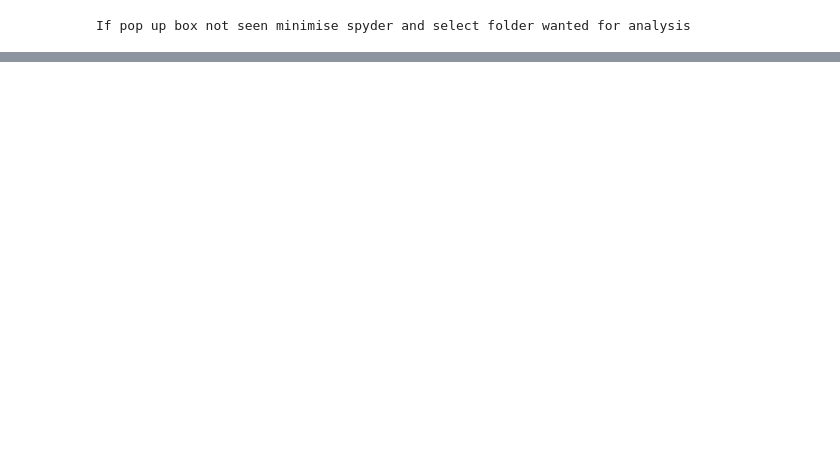
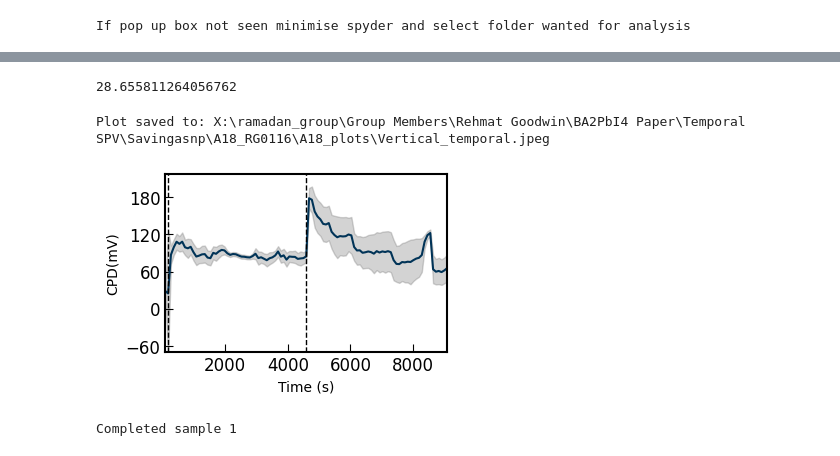
Before and after one commit to RamadanLab/KPFM_processing, a Jupyter notebook: DoNotUse/PersonalUse/AFMReaderTests/Save_as_npy.ipynb, the cells around one changed output, grey strips where cells are left out. Saved outputs shown, nothing was run; the diff lists cells and outputs as text; code cells hidden in the pictures; blank space fills up the shorter version.

```diff
--- a/DoNotUse/PersonalUse/AFMReaderTests/Save_as_npy.ipynb
+++ b/DoNotUse/PersonalUse/AFMReaderTests/Save_as_npy.ipynb
@@ -18,11 +20,8 @@ print("If pop up box not seen minimise spyder and select folder wanted for analy
 # %% [output]
 If pop up box not seen minimise spyder and select folder wanted for analysis
 # %%
-folder_path1 = Path("X:\ramadan_group\Group Members\Rehmat Goodwin\BA2PbI4 Paper\Temporal SPV\Savingasnp\Final testing\D18_raw")
-save_path1 = Path("X:\ramadan_group\Group Members\Rehmat Goodwin\BA2PbI4 Paper\Temporal SPV\Savingasnp\Final testing\D18 - npy")
-folder_path2 = Path("X:\ramadan_group\Group Members\Rehmat Goodwin\BA2PbI4 Paper\Temporal SPV\Savingasnp\Final testing\A18_raw")
-save_path2 = Path("X:\ramadan_group\Group Members\Rehmat Goodwin\BA2PbI4 Paper\Temporal SPV\Savingasnp\Final testing\A18 - npy")
+folder_path1 = r"X:\ramadan_group\Group Members\Rehmat Goodwin\BA2PbI4 Paper\Temporal SPV\Savingasnp\A18_RG0116\A18_raw"
+save_path1 = r"X:\ramadan_group\Group Members\Rehmat Goodwin\BA2PbI4 Paper\Temporal SPV\Savingasnp\A18_RG0116\A18_npy"
+save_path3 = r"X:\ramadan_group\Group Members\Rehmat Goodwin\BA2PbI4 Paper\Temporal SPV\Savingasnp\A18_RG0116\A18_plots"
+channel_type = "NapPotentialRetrace"
 filetype = "ibw"
-channel_type = "NapPotentialRetrace"
-save_path3 = Path("X:\ramadan_group\Group Members\Rehmat Goodwin\BA2PbI4 Paper\Temporal SPV\Savingasnp\Final testing\D18 - plots")
-save_path4 = Path("X:\ramadan_group\Group Members\Rehmat Goodwin\BA2PbI4 Paper\Temporal SPV\Savingasnp\Final testing\A18 - plots")
@@ -36,8 +72,6 @@ AFMRead.load_from_folder(folder_path2, save_path2, filetype = filetype, channel_
 # Fitting all temporal npy files and saving params and full fitting data into .txt files.
 from tqdm import tqdm
 folder_path3 = save_path1 # Switching folder path to npy location
-folder_path4 = save_path2 # Switching folder path to npy location
 
-gaussian_peaks1, time1, x_left1, x_right1 = tp.fitting_folder(folder_path3, im_time = 90, peak_guess = 3, save_path = save_path3)
-gaussian_peaks2, time2, x_left2, x_right2 = tp.fitting_folder(folder_path4, im_time = 90, peak_guess = 3, save_path = save_path4)
+gaussian_peaks1, time1, x_left1, x_right1 = tp.fitting_folder(folder_path3, im_time = 90, save_path = save_path3)
 # %% [output]
@@ -45,19 +95,17 @@ OSError: [WinError 123] The filename, directory name, or volume label syntax is
+# %%
+print(gaussian_peaks1[0])
+# %% [output]
+28.655811264056762
 # %%
 # Plotting no. 1:
 pf.time_series_plot(gaussian_peaks1, time1, x_left1, x_right1,
-                    cutoff_line1=1, cutoff_line2=50,
-                    save_path = save_path3, savename ="Horizontal_temporal",
+                    cutoff_line1=1, cutoff_line2 = 50,
+                    save_path = save_path3, savename ="Vertical_temporal",
                     color ="#003357", measurement = 'CPD',
                      scale = "V" )
 
 print("Completed sample 1")
-
-
-# Sample 2 Plotting:
-
-pf.time_series_plot(gaussian_peaks2, time2, x_left2, x_right2,
-                    cutoff_line1=1, cutoff_line2=50,
-                    save_path = save_path4, savename ="Vertical_temporal",
-                    color ="#8D1730", measurement = 'CPD',
-                     scale = "V" )
-print("Completed sample 2")
+# %% [output]
+Plot saved to: X:\ramadan_group\Group Members\Rehmat Goodwin\BA2PbI4 Paper\Temporal SPV\Savingasnp\A18_RG0116\A18_plots\Vertical_temporal.jpeg
+[figure, added]
+Completed sample 1
```
Also changed, not shown: parts of 5 cells of this notebook, 3 other files.
